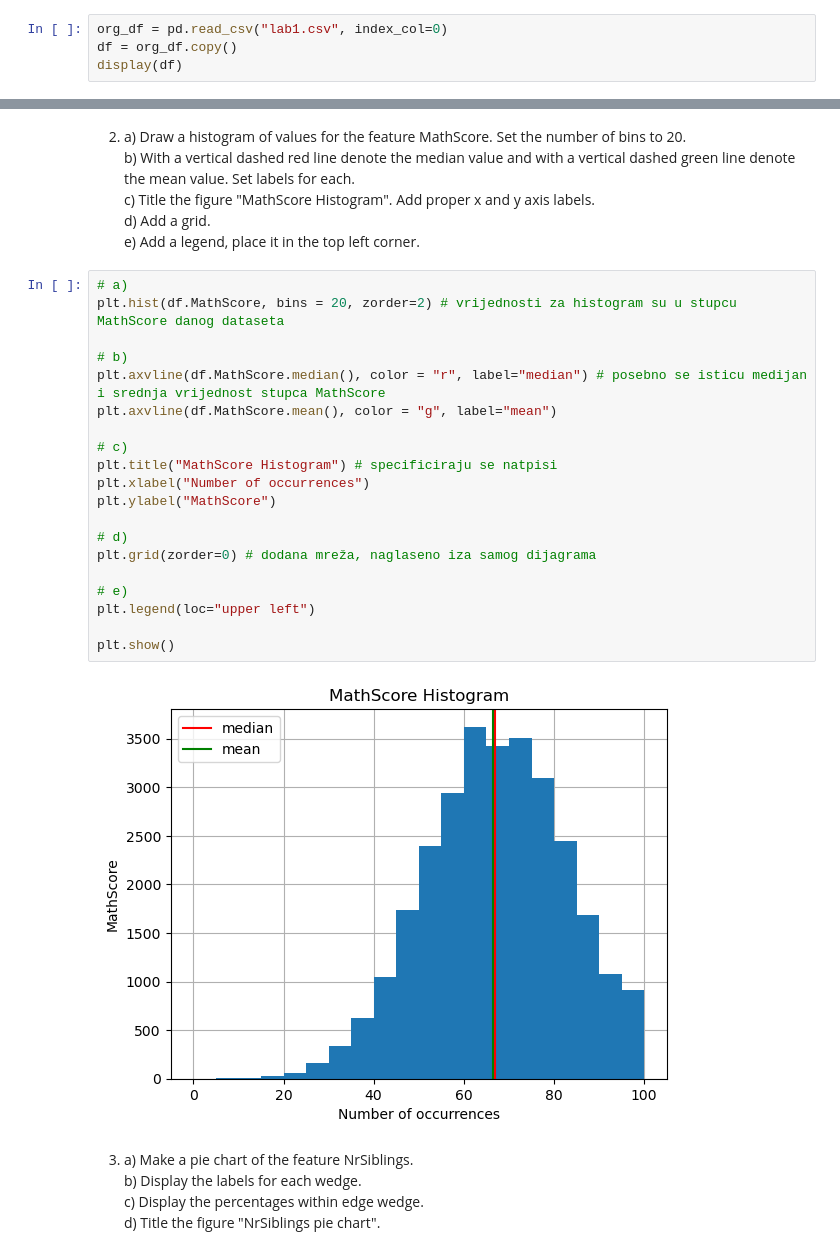
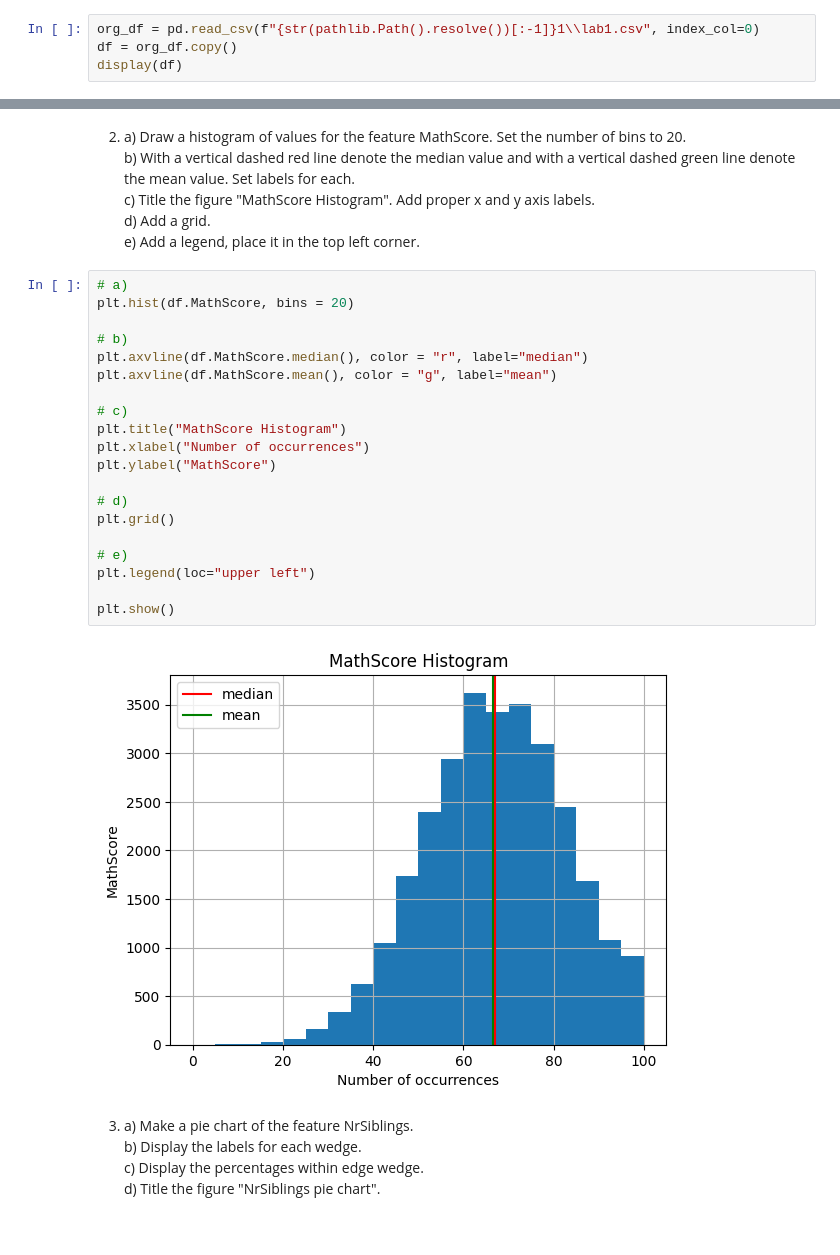
Before and after one commit to llist2020/Intro_to_DS, a Jupyter notebook: lab2/cogsci_lab2.ipynb, the cells around one changed output, grey strips where cells are left out. Saved outputs shown, nothing was run; the diff lists cells and outputs as text.

```diff
--- a/lab2/cogsci_lab2.ipynb
+++ b/lab2/cogsci_lab2.ipynb
@@ -5,7 +6,7 @@ import seaborn as sns
 # %% [markdown]
 1. Load the cleaned dataset from the last exercise. If you haven't saved the dataset, rerun the first exercise and save the final dataset.
 # %%
-org_df = pd.read_csv("lab1.csv", index_col=0)
+org_df = pd.read_csv(f"{str(pathlib.Path().resolve())[:-1]}1\\lab1.csv", index_col=0)
 df = org_df.copy()
 display(df)
 # %% [output]
@@ -30,26 +31,26 @@ display(df)
    e) Add a legend, place it in the top left corner.
 # %%
 # a)
-plt.hist(df.MathScore, bins = 20, zorder=2) # vrijednosti za histogram su u stupcu MathScore danog dataseta
+plt.hist(df.MathScore, bins = 20)
 
 # b)
-plt.axvline(df.MathScore.median(), color = "r", label="median") # posebno se isticu medijan i srednja vrijednost stupca MathScore
+plt.axvline(df.MathScore.median(), color = "r", label="median")
 plt.axvline(df.MathScore.mean(), color = "g", label="mean")
 
 # c)
-plt.title("MathScore Histogram") # specificiraju se natpisi
+plt.title("MathScore Histogram")
 plt.xlabel("Number of occurrences")
 plt.ylabel("MathScore")
 
 # d)
-plt.grid(zorder=0) # dodana mreža, naglaseno iza samog dijagrama
+plt.grid()
 
 # e)
 plt.legend(loc="upper left")
 
 plt.show()
 # %% [output]
-[figure, old version]
+[figure, new version]
 # %% [markdown]
 3. a) Make a pie chart of the feature NrSiblings. <br>
    b) Display the labels for each wedge. <br>
```
Also changed, not shown: parts of 6 cells of this notebook.
